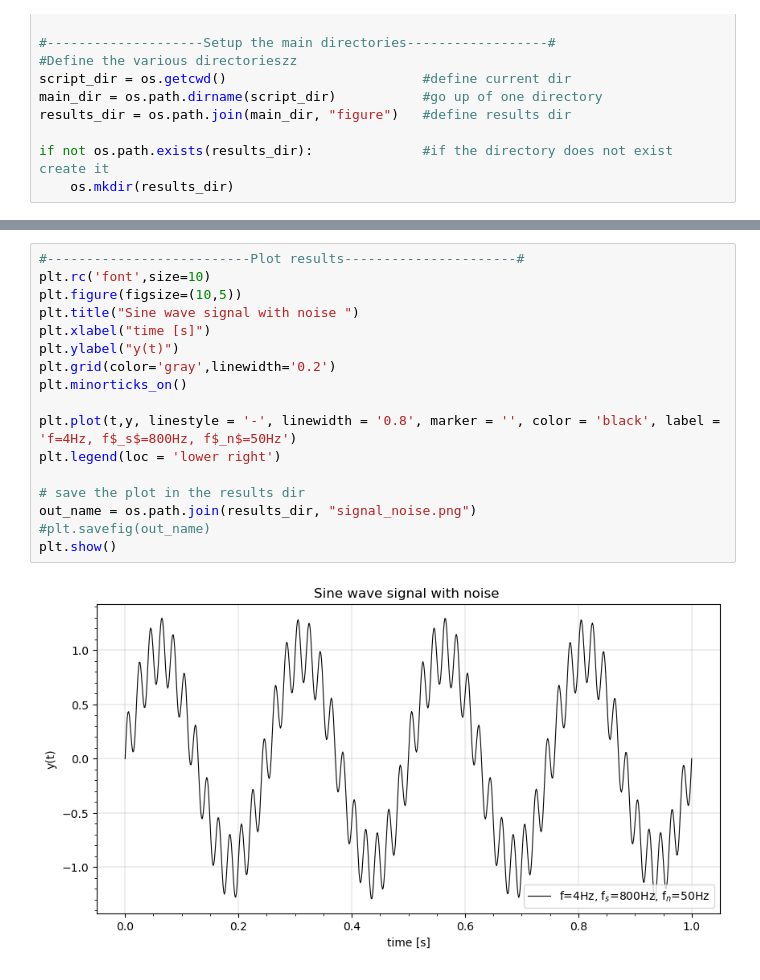
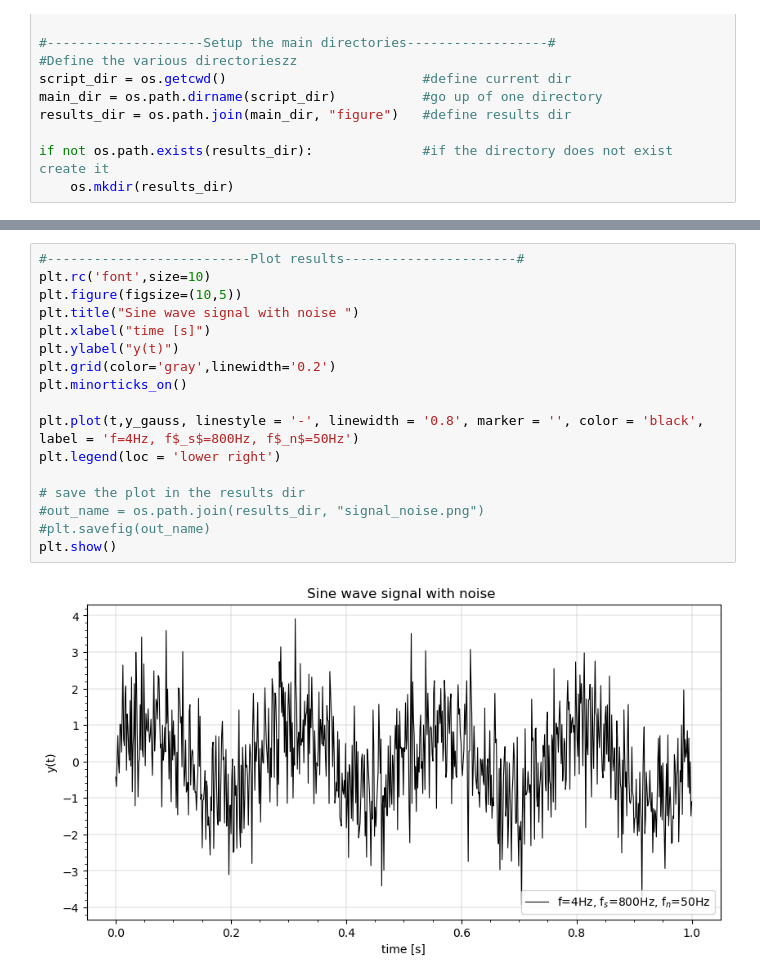
Before and after one commit to Sara-a-r/Digital-filter, a Jupyter notebook: digital LowPass filter/code/digitalLowPass.ipynb, the cells around one changed output, grey strips where cells are left out. Drawn from its saved outputs; the diff is of its cells as text.

Commit message:
added gaussian noise

```diff
--- a/digital LowPass filter/code/digitalLowPass.ipynb
+++ b/digital LowPass filter/code/digitalLowPass.ipynb
@@ -63,22 +93,22 @@ if __name__ == '__main__':
 # %%
 #--------------------------Plot results----------------------#
 plt.rc('font',size=10)
 plt.figure(figsize=(10,5))
 plt.title("Sine wave signal with noise ")
 plt.xlabel("time [s]")
 plt.ylabel("y(t)")
 plt.grid(color='gray',linewidth='0.2')
 plt.minorticks_on()
 
-plt.plot(t,y, linestyle = '-', linewidth = '0.8', marker = '', color = 'black', label = 'f=4Hz, f$_s$=800Hz, f$_n$=50Hz')
+plt.plot(t,y_gauss, linestyle = '-', linewidth = '0.8', marker = '', color = 'black', label = 'f=4Hz, f$_s$=800Hz, f$_n$=50Hz')
 plt.legend(loc = 'lower right')
 
 # save the plot in the results dir
-out_name = os.path.join(results_dir, "signal_noise.png")
+#out_name = os.path.join(results_dir, "signal_noise.png")
 #plt.savefig(out_name)
 plt.show()
 # %% [output]
-[figure, old version]
+[figure, new version]
 # %%
 #--------------------------Plot results----------------------#
 plt.rc('font',size=10)
```
Also changed, not shown: parts of 4 cells of this notebook.
